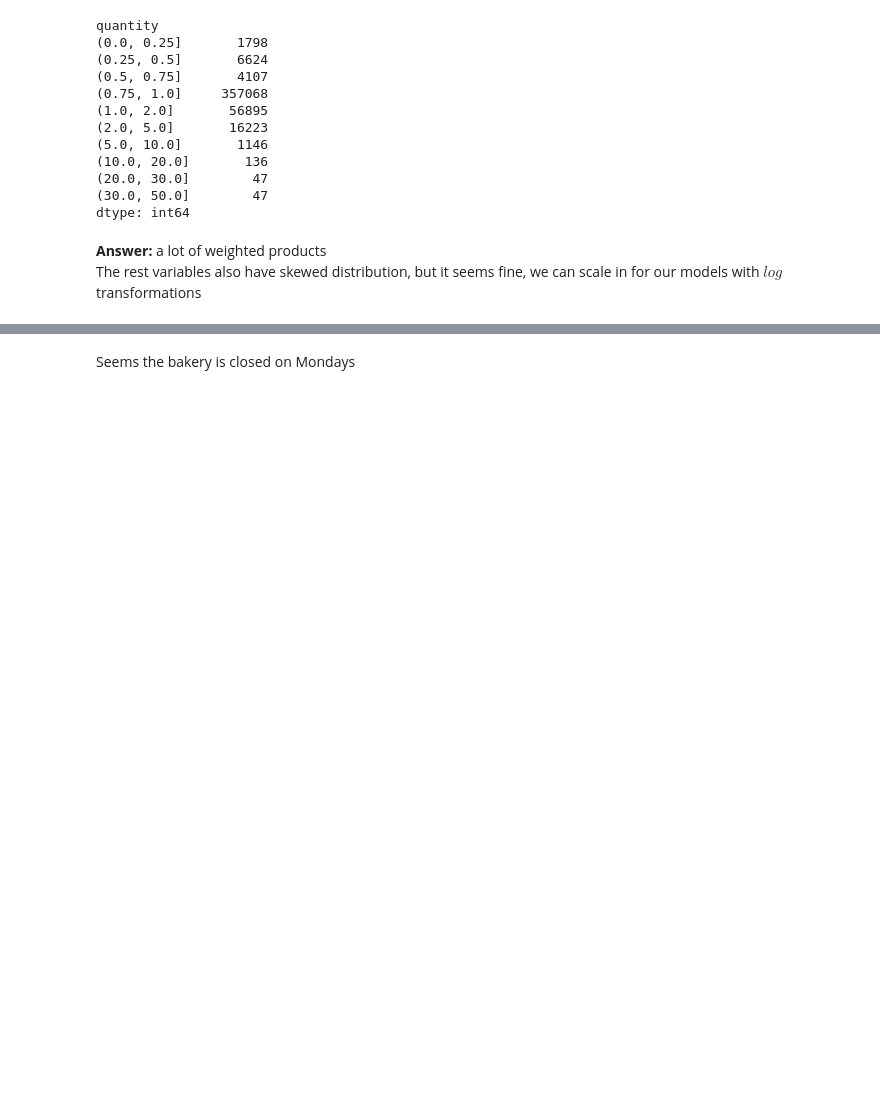
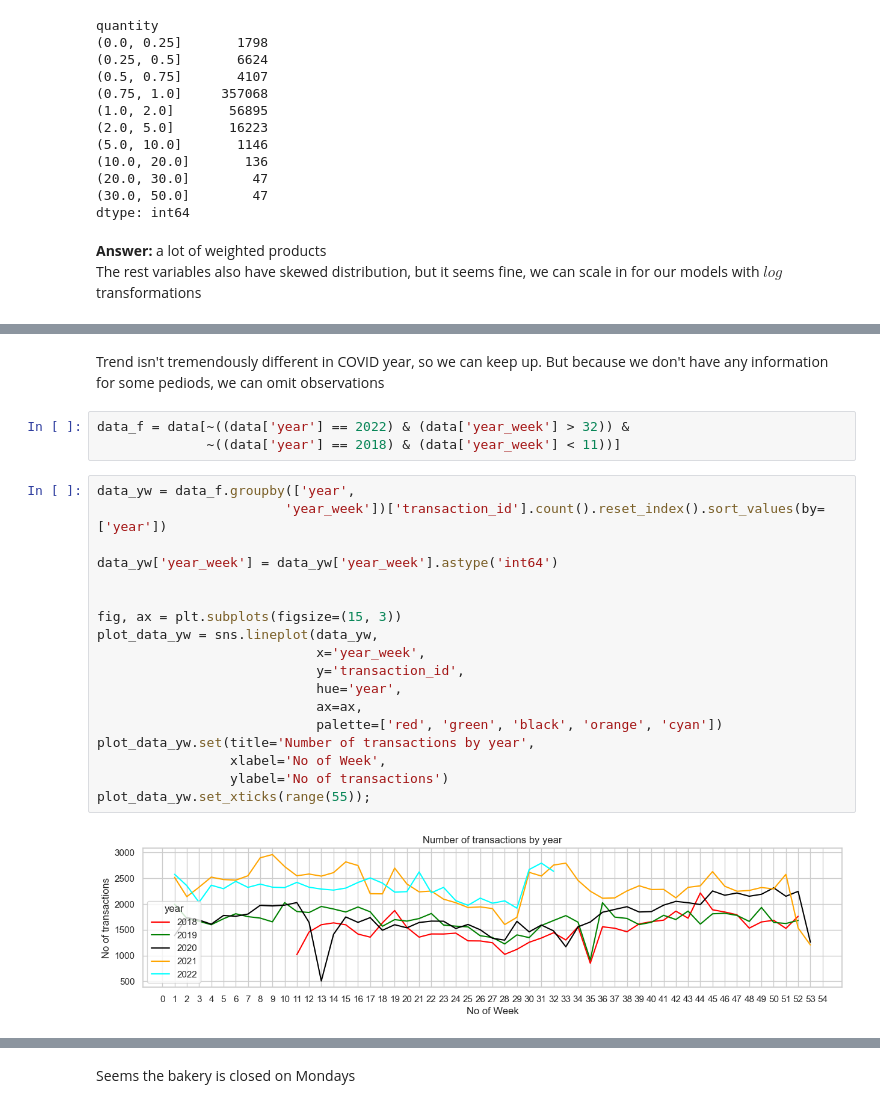
Before and after one commit to ronega/STAT222-project, a Jupyter notebook: EDA/Dmitri_EDA.ipynb, the cells around one changed output, grey strips where cells are left out. Cells and saved outputs as stored; diff of their text form; blank space fills up the shorter version.

```diff
--- a/EDA/Dmitri_EDA.ipynb
+++ b/EDA/Dmitri_EDA.ipynb
@@ -155,3 +168,28 @@ data_f = data[(data['year'] != 2020) &
+# %% [markdown]
+Trend isn't tremendously different in COVID year, so we can keep up. But because we don't have any information for some pediods, we can omit observations
+# %%
+data_f = data[~((data['year'] == 2022) & (data['year_week'] > 32)) &
+              ~((data['year'] == 2018) & (data['year_week'] < 11))]
+# %%
+data_yw = data_f.groupby(['year',
+                        'year_week'])['transaction_id'].count().reset_index().sort_values(by=['year'])
+
+data_yw['year_week'] = data_yw['year_week'].astype('int64')
+
+
+fig, ax = plt.subplots(figsize=(15, 3))
+plot_data_yw = sns.lineplot(data_yw,
+                            x='year_week',
+                            y='transaction_id',
+                            hue='year',
+                            ax=ax,
+                            palette=['red', 'green', 'black', 'orange', 'cyan'])
+plot_data_yw.set(title='Number of transactions by year',
+                 xlabel='No of Week',
+                 ylabel='No of transactions')
+plot_data_yw.set_xticks(range(55));
+# %% [output]
+[figure, added]
 # %%
 weekdays = ['Monday', 'Tuesday', 'Wednesday', 'Thursday', 'Friday', 'Saturday', 'Sunday']
 data_f.groupby(['weekday'])['total_spendings'].count().reindex(weekdays)
```
Also changed, not shown: parts of 20 cells of this notebook.
